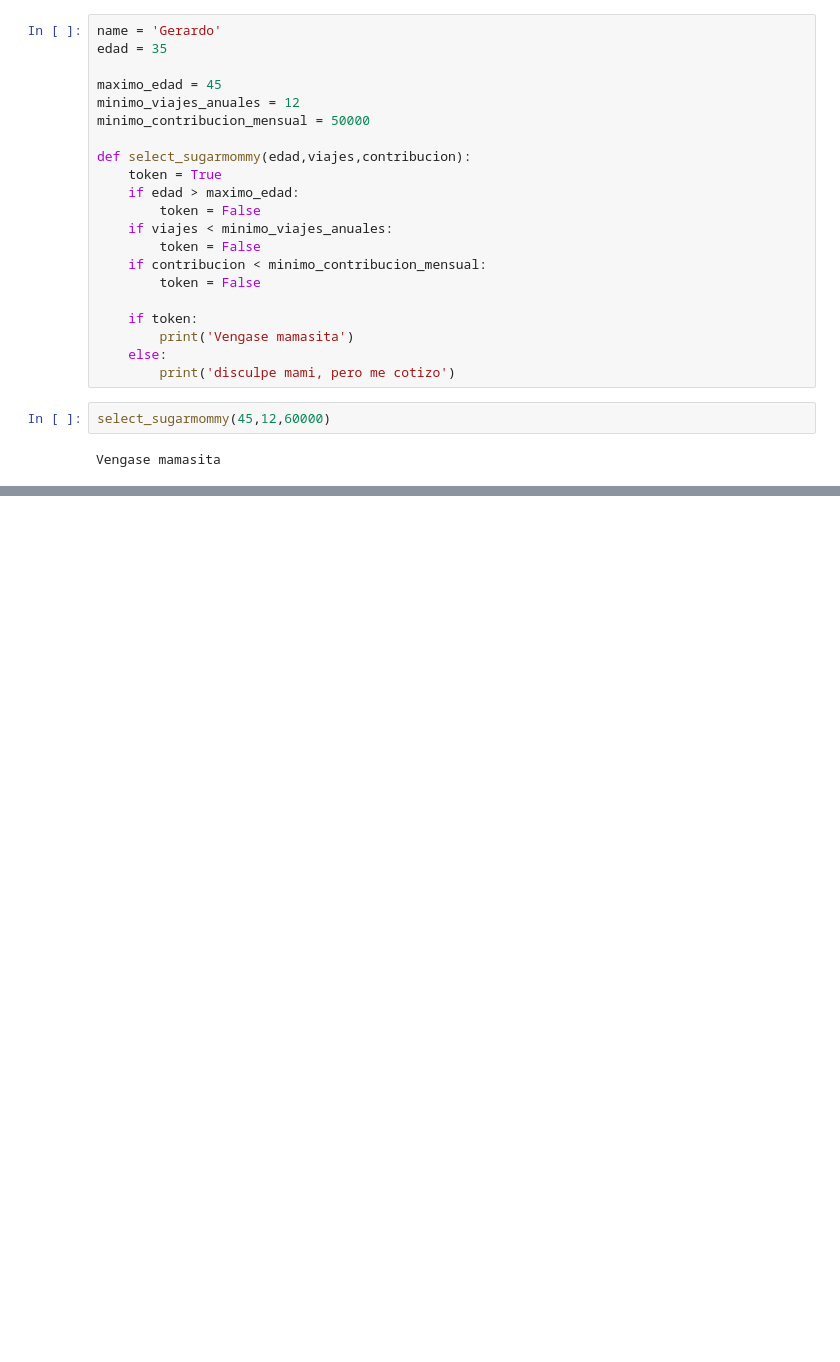
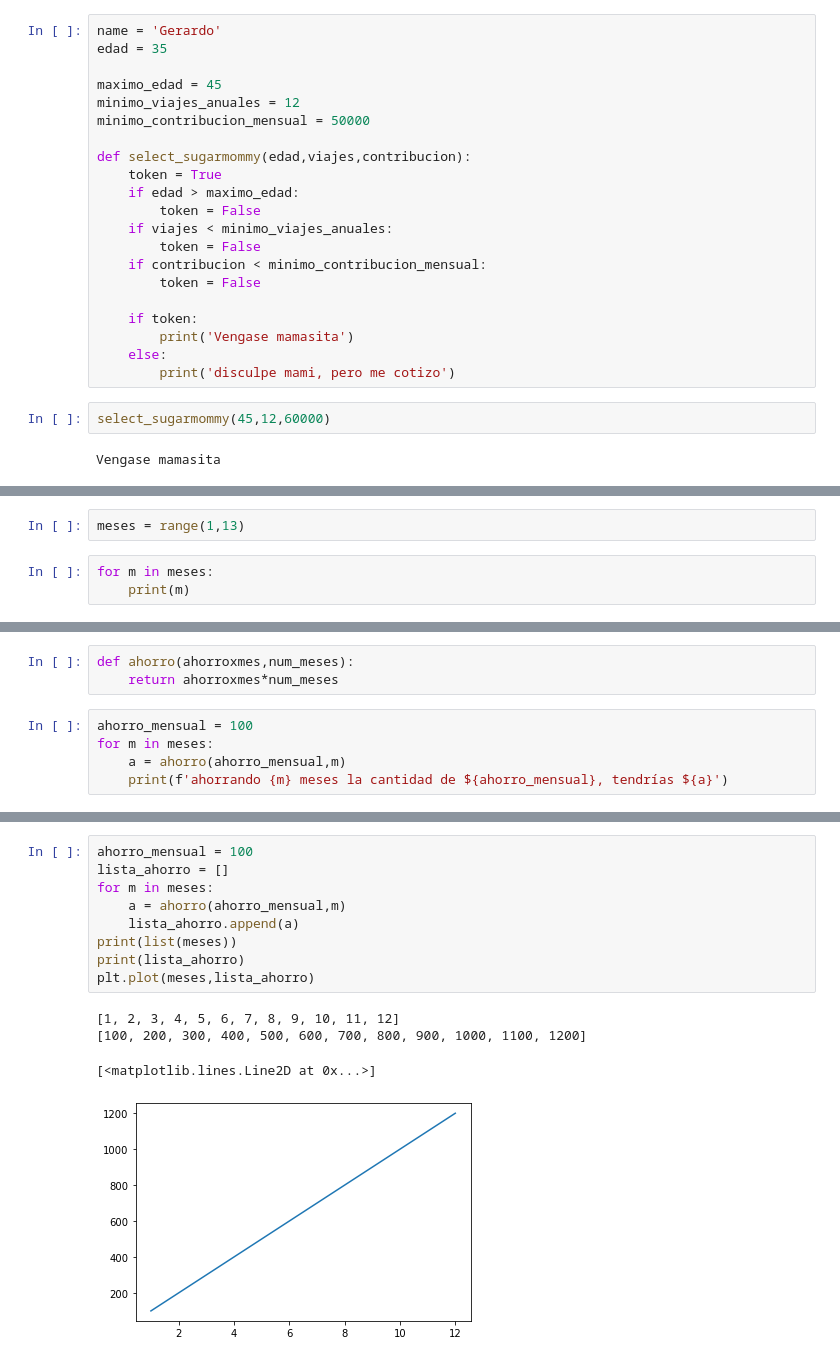
Before and after one commit to blankhall98/zero2hero-PythonCripto, a Jupyter notebook: Introducción a Python.ipynb, the cells around one changed output, grey strips where cells are left out. Saved outputs shown, nothing was run; the diff lists cells and outputs as text; blank space fills up the shorter version.

```diff
--- a/Introducción a Python.ipynb
+++ b/Introducción a Python.ipynb
@@ -385,0 +389,5 @@ Vengase mamasita
+# %%
+meses = range(1,13)
+# %%
+for m in meses:
+    print(m)
@@ -385,0 +407,8 @@ Vengase mamasita
+# %%
+def ahorro(ahorroxmes,num_meses):
+    return ahorroxmes*num_meses
+# %%
+ahorro_mensual = 100
+for m in meses:
+    a = ahorro(ahorro_mensual,m)
+    print(f'ahorrando {m} meses la cantidad de ${ahorro_mensual}, tendrías ${a}')
@@ -385,0 +428,14 @@ Vengase mamasita
+# %%
+ahorro_mensual = 100
+lista_ahorro = []
+for m in meses:
+    a = ahorro(ahorro_mensual,m)
+    lista_ahorro.append(a)
+print(list(meses))
+print(lista_ahorro)
+plt.plot(meses,lista_ahorro)
+# %% [output]
+[1, 2, 3, 4, 5, 6, 7, 8, 9, 10, 11, 12]
+[100, 200, 300, 400, 500, 600, 700, 800, 900, 1000, 1100, 1200]
+[<matplotlib.lines.Line2D at 0x...>]
+[figure, added]
```
Also changed, not shown: parts of 14 cells of this notebook.
